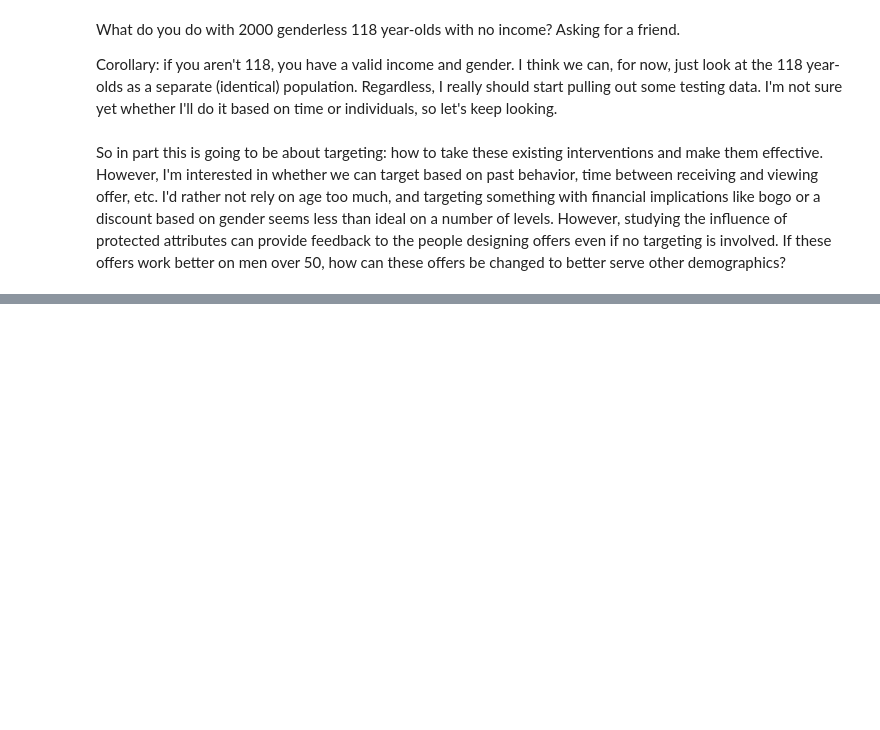
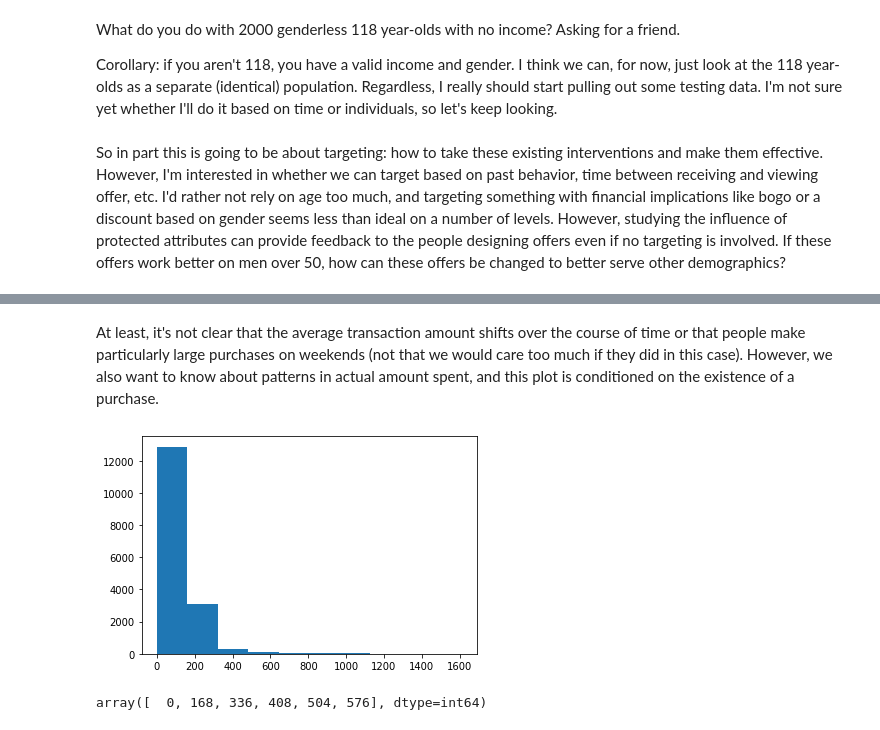
Before and after one commit to crgl/starbucks-capstone, a Jupyter notebook: Starbucks_Capstone_notebook.ipynb, the cells around one changed output, grey strips where cells are left out. Saved outputs shown, nothing was run; the diff lists cells and outputs as text; code cells hidden in the pictures; blank space fills up the shorter version.

```diff
--- a/Starbucks_Capstone_notebook.ipynb
+++ b/Starbucks_Capstone_notebook.ipynb
@@ -175,0 +303,11 @@ So in part this is going to be about targeting: how to take these existing inter
+# %% [markdown]
+At least, it's not clear that the average transaction amount shifts over the course of time or that people make particularly large purchases on weekends (not that we would care too much if they did in this case). However, we also want to know about patterns in actual amount spent, and this plot is conditioned on the existence of a purchase.
+# %%
+plt.hist(transactions.sum(axis=1))
+plt.show()
+# %% [output]
+[figure, added]
+# %%
+offer_receipts['time'].unique()
+# %% [output]
+array([  0, 168, 336, 408, 504, 576], dtype=int64)
```
Also changed, not shown: parts of 26 cells of this notebook.
